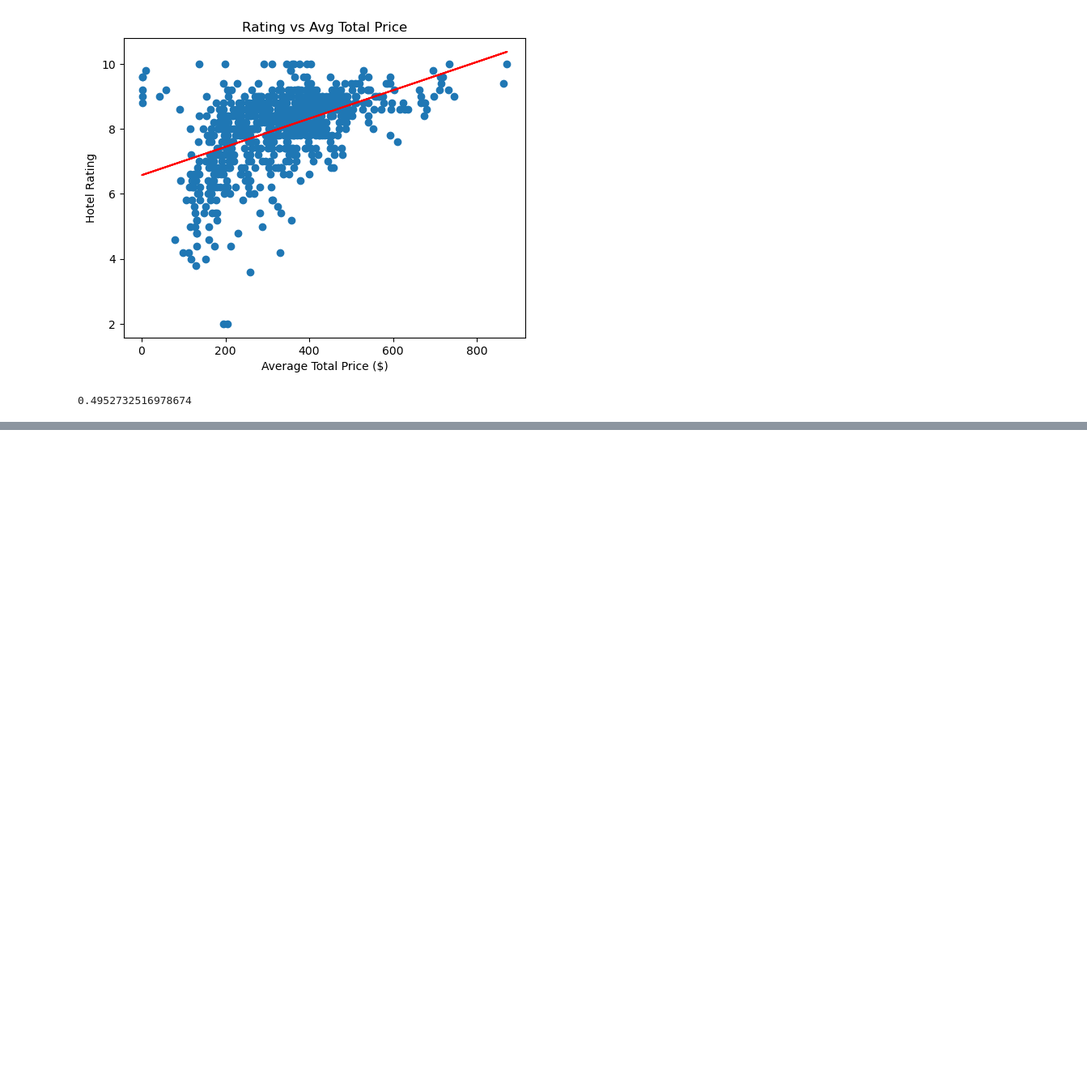
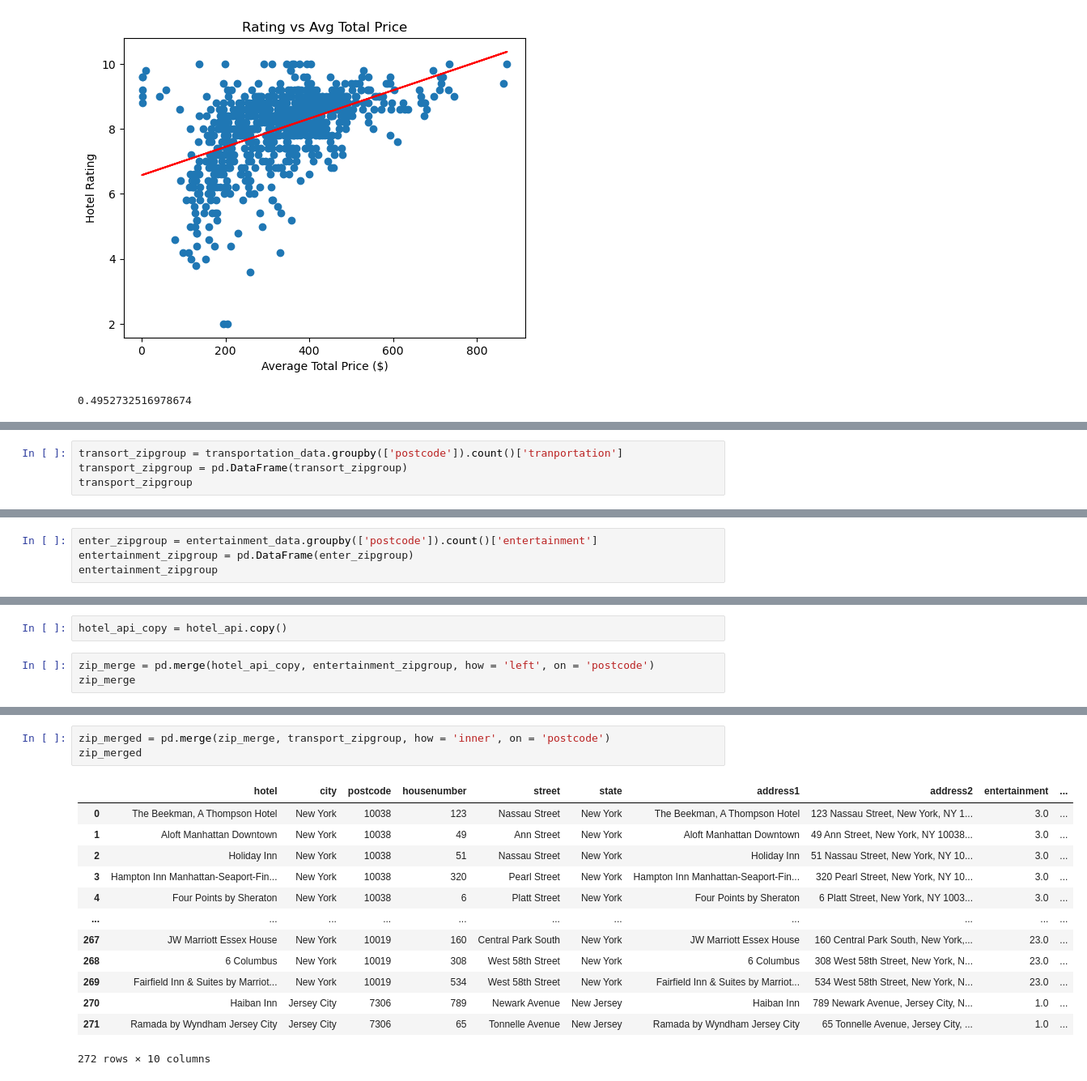
Before and after one commit to mvogel3/travel-guide-project3, a Jupyter notebook: exploratory_analysis.ipynb, the cells around one changed output, grey strips where cells are left out. Shown at 81% size. Drawn from its saved outputs; the diff is of its cells as text; blank space fills up the shorter version.

```diff
--- a/exploratory_analysis.ipynb
+++ b/exploratory_analysis.ipynb
@@ -345,0 +448,4 @@ print(rvalue)
+# %%
+transort_zipgroup = transportation_data.groupby(['postcode']).count()['tranportation']
+transport_zipgroup = pd.DataFrame(transort_zipgroup)
+transport_zipgroup
@@ -345,0 +471,4 @@ print(rvalue)
+# %%
+enter_zipgroup = entertainment_data.groupby(['postcode']).count()['entertainment']
+entertainment_zipgroup = pd.DataFrame(enter_zipgroup)
+entertainment_zipgroup
@@ -345,0 +494,5 @@ print(rvalue)
+# %%
+hotel_api_copy = hotel_api.copy()
+# %%
+zip_merge = pd.merge(hotel_api_copy, entertainment_zipgroup, how = 'left', on = 'postcode')
+zip_merge
@@ -345,0 +532,17 @@ print(rvalue)
+# %%
+zip_merged = pd.merge(zip_merge, transport_zipgroup, how = 'inner', on = 'postcode')
+zip_merged
+# %% [output]
+|  | hotel | city | postcode | housenumber | street | state | address1 | address2 | entertainment | ... |
+| 0 | The Beekman, A Thompson Hotel | New York | 10038 | 123 | Nassau Street | New York | The Beekman, A Thompson Hotel | 123 Nassau Street, New York, NY 1... | 3.0 | ... |
+| 1 | Aloft Manhattan Downtown | New York | 10038 | 49 | Ann Street | New York | Aloft Manhattan Downtown | 49 Ann Street, New York, NY 10038... | 3.0 | ... |
+| 2 | Holiday Inn | New York | 10038 | 51 | Nassau Street | New York | Holiday Inn | 51 Nassau Street, New York, NY 10... | 3.0 | ... |
+| 3 | Hampton Inn Manhattan-Seaport-Fin... | New York | 10038 | 320 | Pearl Street | New York | Hampton Inn Manhattan-Seaport-Fin... | 320 Pearl Street, New York, NY 10... | 3.0 | ... |
+| 4 | Four Points by Sheraton | New York | 10038 | 6 | Platt Street | New York | Four Points by Sheraton | 6 Platt Street, New York, NY 1003... | 3.0 | ... |
+| ... | ... | ... | ... | ... | ... | ... | ... | ... | ... | ... |
+| 267 | JW Marriott Essex House | New York | 10019 | 160 | Central Park South | New York | JW Marriott Essex House | 160 Central Park South, New York,... | 23.0 | ... |
+| 268 | 6 Columbus | New York | 10019 | 308 | West 58th Street | New York | 6 Columbus | 308 West 58th Street, New York, N... | 23.0 | ... |
+| 269 | Fairfield Inn & Suites by Marriot... | New York | 10019 | 534 | West 58th Street | New York | Fairfield Inn & Suites by Marriot... | 534 West 58th Street, New York, N... | 23.0 | ... |
+| 270 | Haiban Inn | Jersey City | 7306 | 789 | Newark Avenue | New Jersey | Haiban Inn | 789 Newark Avenue, Jersey City, N... | 1.0 | ... |
+| 271 | Ramada by Wyndham Jersey City | Jersey City | 7306 | 65 | Tonnelle Avenue | New Jersey | Ramada by Wyndham Jersey City | 65 Tonnelle Avenue, Jersey City, ... | 1.0 | ... |
+272 rows × 10 columns
```
Also changed, not shown: parts of 17 cells of this notebook.
